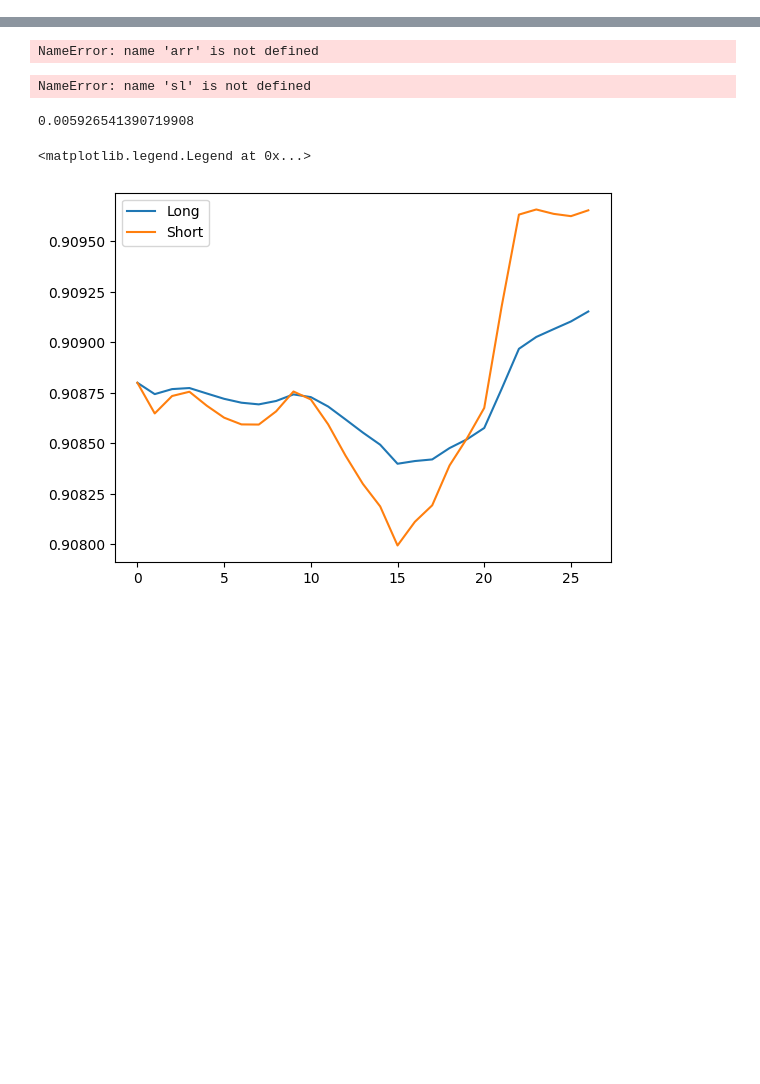
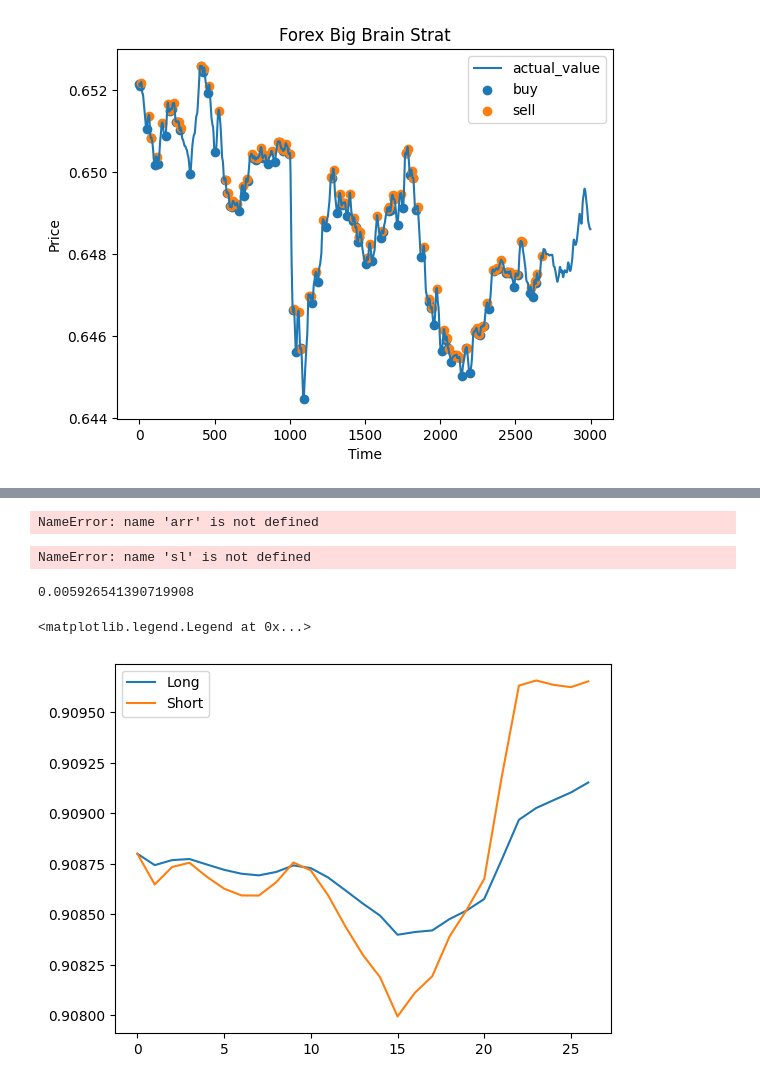
Before and after one commit to Excaliabure/Financialbetting, a Jupyter notebook: Forex/oanda/draft.ipynb, the cells around one changed output, grey strips where cells are left out. Drawn from its saved outputs; the diff is of its cells as text; code cells hidden in the pictures; blank space fills up the shorter version.

```diff
--- a/Forex/oanda/draft.ipynb
+++ b/Forex/oanda/draft.ipynb
@@ -63,0 +34,94 @@ plt.plot(y[-10:])
+# %%
+
+# env.log_info(log_off=True)
+# start_time, settings = start(log_off=True)
+# print("\n")
+
+##### Start of Logic #####
+
+y = env.history.min.iloc[1:,2].to_numpy(float)
+y = smooth_ma(y)
+dy = deriv(y)
+ddy = deriv(deriv(y))
+# plt.plot(y[50:100])
+buy_arr = np.zeros(len(y))
+sell_arr = np.zeros(len(y))
+
+pos = -1 if ddy[0] <= 0 else 1
+cpos = pos
+tolerance = 0.02
+tol = dy.mean() * tolerance
+
+if pos < 0:
+    buy_arr[0] = y[0]
+else:
+    sell_arr[0] = y[0]
+
+count = 0
+for i in range(1,len(y)):
+    # if local min/max (ddy[i] == 0)
+    # buy/sell
+    if abs(ddy[i] - dy[i]) < 1e-3:
+
+        if dy[i-1] > 0:
+            cpos = 1
+        else:
+            cpos = -1
+
+
+    if cpos != pos:
+        if cpos < 0:
+            sell_arr[i] = y[i]
+        else:
+
+            buy_arr[i] = y[i]
+        pos = cpos
+
+
+nbuy = np.array([])
+nsell = np.array([])
+tbuy = np.array([])
+tsell = np.array([])
+
+for i in range(len(buy_arr)):
+    if buy_arr[i] >= 0.1:
+        nbuy = np.append(nbuy, buy_arr[i])
+        tbuy = np.append(tbuy, i)
+
+    if sell_arr[i] >= 0.1:
+        nsell = np.append(nsell, sell_arr[i])
+        tsell = np.append(tsell, i)
+
+
+
+s = 0
+e = 100
+# y = y[s:e]
+
+t = np.arange(s,e)
+buy_arr = buy_arr[s:e]
+sell_arr = sell_arr[s:e]
+tbuy = tbuy[s:e]
+tsell = tsell[s:e]
+nbuy = nbuy[s:e]
+nsell = nsell[s:e]
+
+ys = 0
+ye = 3000
+
+plt.title("Forex Big Brain Strat")
+plt.plot(np.arange(ys,ye),y[ys:ye], label='actual_value')
+plt.scatter(tbuy, nbuy, label='buy')
+plt.scatter(tsell, nsell, label='sell')
+plt.xlabel("Time")
+plt.ylabel("Price")
+plt.legend()
+
+
+
+##### End of Logic #####
+
+# env.close_all()
+# end(start_time, log_off=True)
+# if abs(ddy[-1]) > (0 + abs(ddy.max()) * 0.2):
+# %% [output]
@@ -63,0 +129 @@ plt.plot(y[-10:])
+[figure, added]
```
Also changed, not shown: parts of 5 cells of this notebook, 5 other files.
